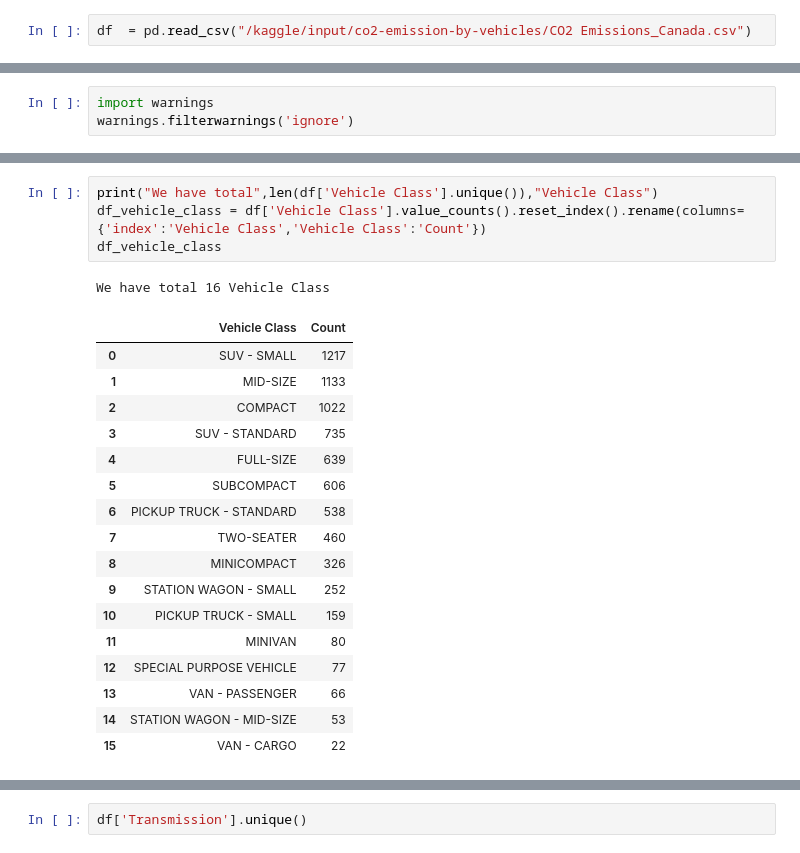
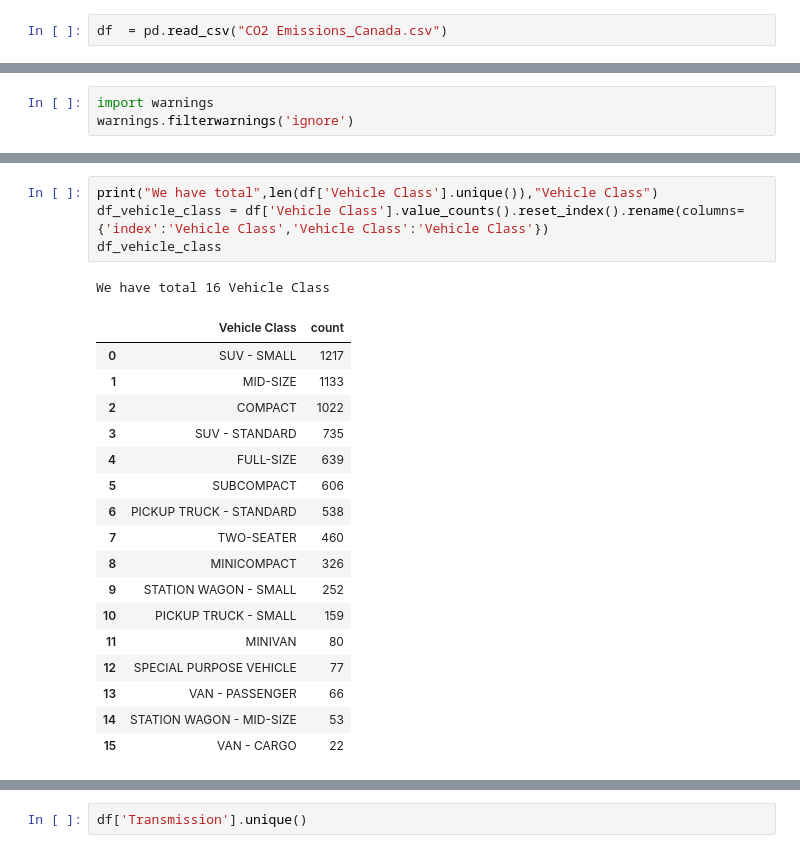
Before and after one commit to trungbf1/CO2_Emissions, a Jupyter notebook: notebooka4ebf55598.ipynb, the cells around one changed output, grey strips where cells are left out. Drawn from its saved outputs; the diff is of its cells as text.

```diff
--- a/notebooka4ebf55598.ipynb
+++ b/notebooka4ebf55598.ipynb
@@ -8,7 +8,7 @@ from scipy.special import boxcox1p
 import seaborn as sns
 import matplotlib.pyplot as plt
 # %%
-df  = pd.read_csv("/kaggle/input/co2-emission-by-vehicles/CO2 Emissions_Canada.csv")
+df  = pd.read_csv("CO2 Emissions_Canada.csv")
 # %%
 df
 # %% [output]
@@ -153,11 +153,11 @@ plt.show()
 [figure]
 # %%
 print("We have total",len(df['Vehicle Class'].unique()),"Vehicle Class")
-df_vehicle_class = df['Vehicle Class'].value_counts().reset_index().rename(columns={'index':'Vehicle Class','Vehicle Class':'Count'})
+df_vehicle_class = df['Vehicle Class'].value_counts().reset_index().rename(columns={'index':'Vehicle Class','Vehicle Class':'Vehicle Class'})
 df_vehicle_class
 # %% [output]
 We have total 16 Vehicle Class
-|  | Vehicle Class | Count |
+|  | Vehicle Class | count |
 | 0 | SUV - SMALL | 1217 |
 | 1 | MID-SIZE | 1133 |
 | 2 | COMPACT | 1022 |
```
Also changed, not shown: parts of 65 cells of this notebook.
